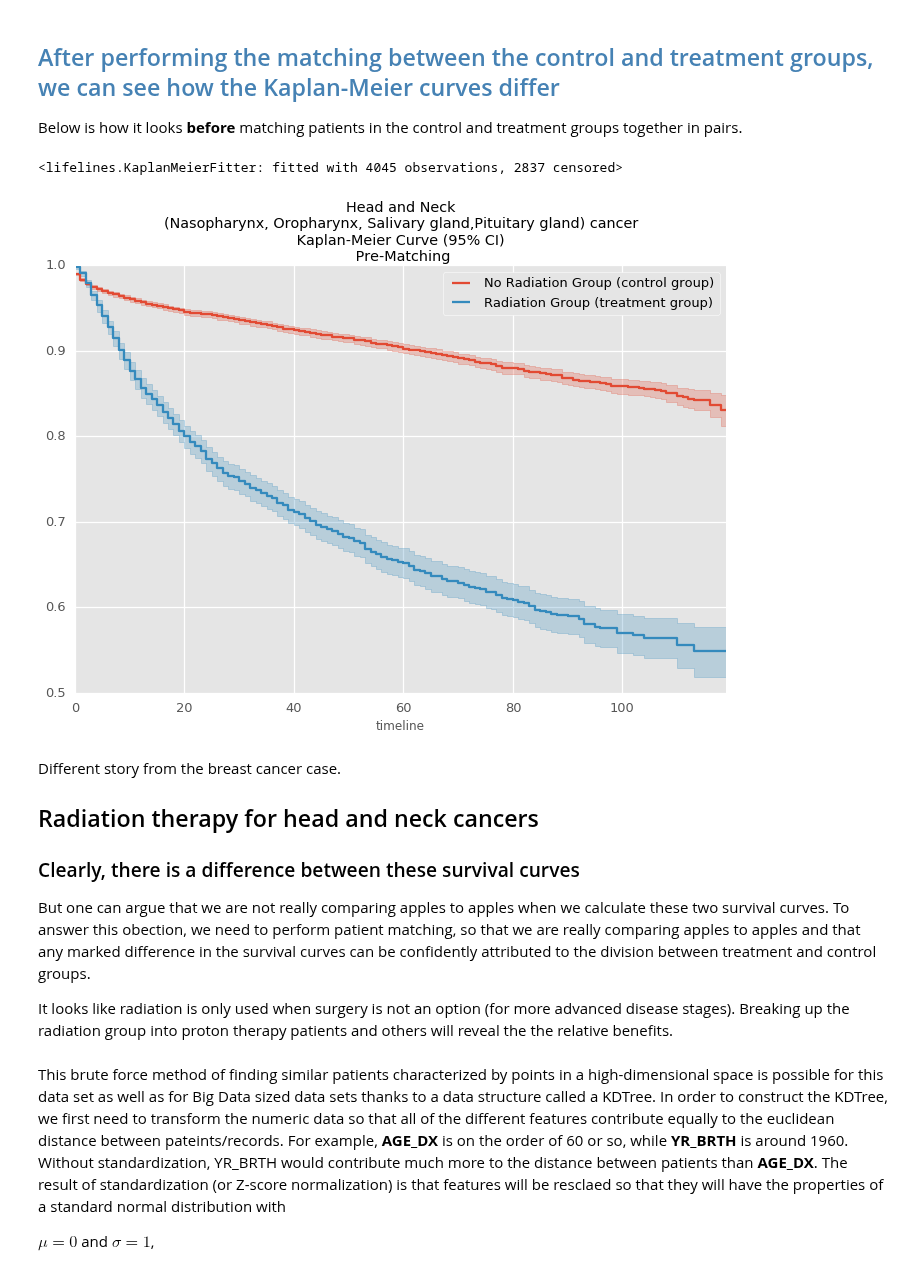
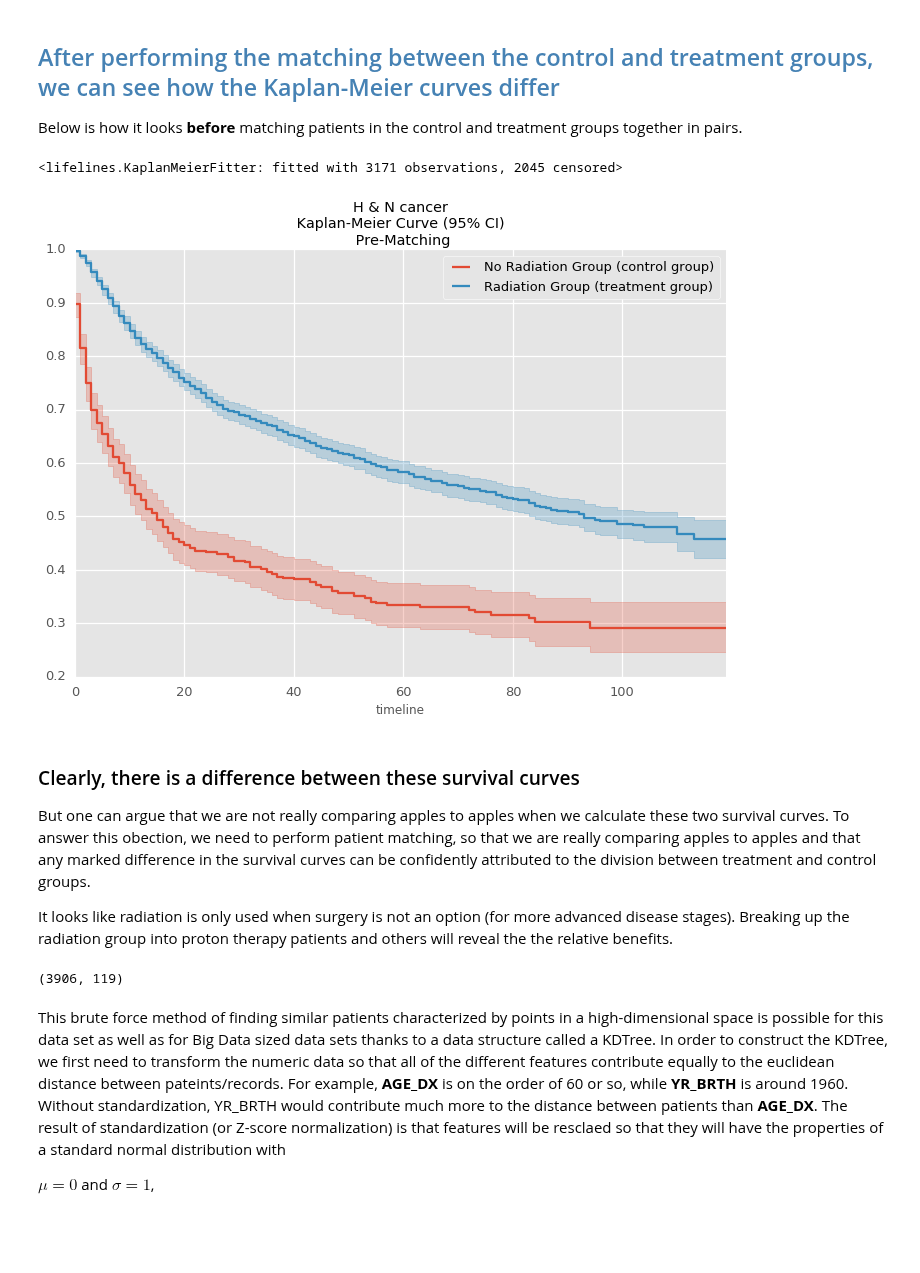
Before and after one commit to doolingdavid/SEERMATCH2, a Jupyter notebook: all_other_example.ipynb, the cells around one changed output. Cells and saved outputs as stored; diff of their text form; code cells hidden in the pictures; blank space fills up the shorter version.

```diff
--- a/all_other_example.ipynb
+++ b/all_other_example.ipynb
@@ -142,7 +166,7 @@ mask = (dfotherorig['CSTUMSIZ'] != "Unknown; size not stated; not stated in pati
 (dfotherorig['CSTUMSIZ'] != 998) & \
 (dfotherorig['REC_NO'] == 1)
 
-dfheadandneck = dfotherorig[mask]
+dfheadandneck = dfotherorig[mask].copy()
 # %%
 dfheadandneck.RADIATN.value_counts()
 # %% [output]
@@ -168,0 +205,3 @@ unknown_rad = dfheadandneck.RADIATN.str.contains('Unknown',case=False,na=False)
+# %%
+dfheadandneck['CSTUMSIZ_BINNED'] = pd.qcut(dfheadandneck['CSTUMSIZ'], 7).copy()
+dfheadandneck['CSTUMSIZ_BINNED'].head()
@@ -185,11 +232,11 @@ controlindices = dfheadandneckcontrol.index
 treatmentindices = dfheadandnecktreatment.index
 
 catcols = ['SEX','MAR_STAT','RACEIV','NHIADE','GRADE','PRIMSITE',
-          'LATERAL','HST_STGA','HISTREC','MDXRECMP','STAT_REC']
+          'LATERAL','HST_STGA','HISTREC','MDXRECMP','STAT_REC','CSTUMSIZ_BINNED']
 
 goodcols = ['SEX','MAR_STAT','RACEIV','NHIADE','GRADE','PRIMSITE',
           'LATERAL','HST_STGA','HISTREC','MDXRECMP','STAT_REC',
-           'YR_BRTH','AGE_DX','YEAR_DX','CSTUMSIZ',
+           'YR_BRTH','AGE_DX','YEAR_DX','CSTUMSIZ_BINNED',
            'lat','lng']
 
 
@@ -206,7 +253,7 @@ resgoodpop = pd.concat([pd.get_dummies(dfpop[col],prefix=col) for col in catcols
 resgoodcontrol['YR_BRTH'] = dfheadandneckcontrol['YR_BRTH']
 resgoodcontrol['AGE_DX'] = dfheadandneckcontrol['AGE_DX']#resgood['sequence_number_central'] = dfsmall['sequence_number_central']
 resgoodcontrol['YEAR_DX'] = dfheadandneckcontrol['YEAR_DX']
-resgoodcontrol['CSTUMSIZ'] = dfheadandneckcontrol['CSTUMSIZ']
+#resgoodcontrol['CSTUMSIZ'] = dfheadandneckcontrol['CSTUMSIZ']
 resgoodcontrol['lat'] = dfheadandneckcontrol['lat']
 resgoodcontrol['lng'] = dfheadandneckcontrol['lng']
 resgoodcontrol['srv_time_mon'] = dfheadandneckcontrol['srv_time_mon']
@@ -215,7 +262,7 @@ resgoodcontrol['srv_time_mon'] = dfheadandneckcontrol['srv_time_mon']
 resgoodtreatment['YR_BRTH'] = dfheadandnecktreatment['YR_BRTH']
 resgoodtreatment['AGE_DX'] = dfheadandnecktreatment['AGE_DX']#resgood['sequence_number_central'] = dfsmall['sequence_number_central']
 resgoodtreatment['YEAR_DX'] = dfheadandnecktreatment['YEAR_DX']
-resgoodtreatment['CSTUMSIZ'] = dfheadandnecktreatment['CSTUMSIZ']
+#resgoodtreatment['CSTUMSIZ'] = dfheadandnecktreatment['CSTUMSIZ']
 resgoodtreatment['lat'] = dfheadandnecktreatment['lat']
 resgoodtreatment['lng'] = dfheadandnecktreatment['lng']
 resgoodtreatment['srv_time_mon'] = dfheadandnecktreatment['srv_time_mon']
@@ -224,7 +271,7 @@ resgoodtreatment['srv_time_mon'] = dfheadandnecktreatment['srv_time_mon']
 resgoodpop['YR_BRTH'] = dfpop['YR_BRTH']
 resgoodpop['AGE_DX'] = dfpop['AGE_DX']#resgood['sequence_number_central'] = dfsmall['sequence_number_central']
 resgoodpop['YEAR_DX'] = dfpop['YEAR_DX']
-resgoodpop['CSTUMSIZ'] = dfpop['CSTUMSIZ']
+#resgoodpop['CSTUMSIZ'] = dfpop['CSTUMSIZ']
 resgoodpop['lat'] = dfpop['lat']
 resgoodpop['lng'] = dfpop['lng']
 resgoodpop['srv_time_mon'] = dfpop['srv_time_mon']
@@ -248,7 +295,7 @@ Etreatment = resgoodpop.loc[treatmentindices]["STAT_REC_Dead"]
 Tpop = resgoodpop["srv_time_mon"]
 Epop = resgoodpop["STAT_REC_Dead"]
 
-kmfpop.fit(Tpop, event_observed=Epop,label='All head and neck');
+kmfpop.fit(Tpop, event_observed=Epop,label='All connective tissue');
 kmfcontrol.fit(Tcontrol, event_observed=Econtrol,label='No Radiation Group (control group)')
 kmftreatment.fit(Ttreatment, event_observed=Etreatment, label='Radiation Group (treatment group)')
 #ax = kmfpop.plot()
@@ -256,18 +303,15 @@ kmftreatment.fit(Ttreatment, event_observed=Etreatment, label='Radiation Group (
 #kmftreatment.plot(ax=ax)
 #plt.title("Left-sided breast cancer patients Kaplan-Meier Curve (95% CI) \n Pre-Matching");
 # %% [output]
-<lifelines.KaplanMeierFitter: fitted with 4045 observations, 2837 censored>
+<lifelines.KaplanMeierFitter: fitted with 3171 observations, 2045 censored>
 # %%
 ax = kmfcontrol.plot()
 kmftreatment.plot(ax=ax)
-plt.title("Head and Neck\n(Nasopharynx, Oropharynx, Salivary gland,"+
-          "Pituitary gland) cancer\n Kaplan-Meier Curve (95% CI) \n Pre-Matching");
+plt.title("H & N cancer\n Kaplan-Meier Curve (95% CI) \n Pre-Matching");
 # %% [output]
-[figure, old version]
+[figure, new version]
 # %% [markdown]
-Different story from the breast cancer case.
 
-## Radiation therapy for head and neck cancers
 
 ### Clearly, there is a difference between these survival curves
 
@@ -300,6 +344,10 @@ dftree = resgreatpop.copy()
 
 y = dftree['League'].copy()
 del dftree['League']
+# %%
+dftree.shape
+# %% [output]
+(3906, 119)
 # %%
 from sklearn.metrics import roc_curve, auc
 from sklearn.preprocessing import label_binarize, StandardScaler
```
Also changed, not shown: parts of 86 cells of this notebook.
